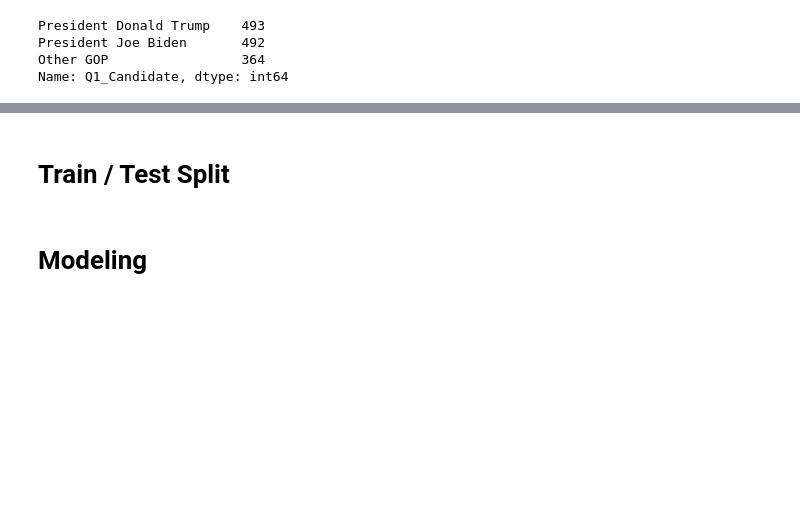
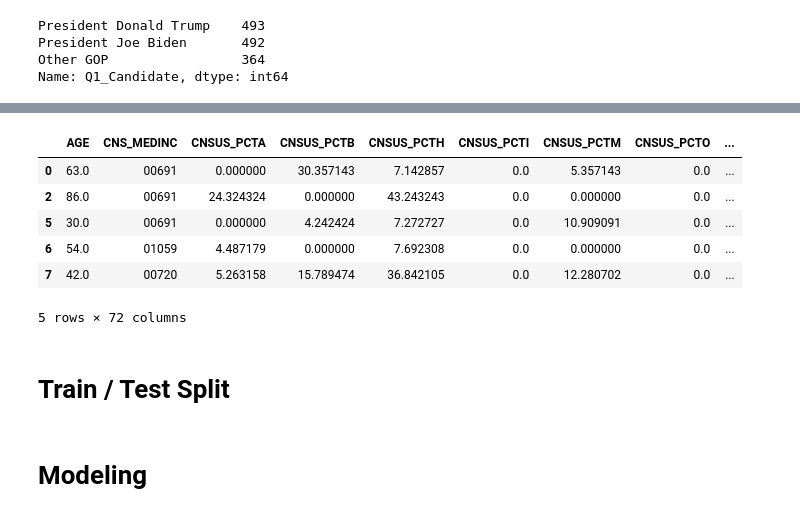
Before and after one commit to parkermoe/milestone2_MADS, a Jupyter notebook: Model_Candidate_Rev2_Amanda.ipynb, the cells around one changed output, grey strips where cells are left out. Saved outputs shown, nothing was run; the diff lists cells and outputs as text; code cells hidden in the pictures; blank space fills up the shorter version.

```diff
--- a/Model_Candidate_Rev2_Amanda.ipynb
+++ b/Model_Candidate_Rev2_Amanda.ipynb
@@ -402,3 +442,13 @@ surveydata = surveydata[columns_to_use]
+# %%
+surveydata.head()
+# %% [output]
+|  | AGE | CNS_MEDINC | CNSUS_PCTA | CNSUS_PCTB | CNSUS_PCTH | CNSUS_PCTI | CNSUS_PCTM | CNSUS_PCTO | ... |
+| 0 | 63.0 | 00691 | 0.000000 | 30.357143 | 7.142857 | 0.0 | 5.357143 | 0.0 | ... |
+| 2 | 86.0 | 00691 | 24.324324 | 0.000000 | 43.243243 | 0.0 | 0.000000 | 0.0 | ... |
+| 5 | 30.0 | 00691 | 0.000000 | 4.242424 | 7.272727 | 0.0 | 10.909091 | 0.0 | ... |
+| 6 | 54.0 | 01059 | 4.487179 | 0.000000 | 7.692308 | 0.0 | 0.000000 | 0.0 | ... |
+| 7 | 42.0 | 00720 | 5.263158 | 15.789474 | 36.842105 | 0.0 | 12.280702 | 0.0 | ... |
+5 rows × 72 columns
 # %%
 
 surveydata['CNS_MEDINC'] = surveydata['CNS_MEDINC'].astype(float)
```
Also changed, not shown: parts of 14 cells of this notebook, 1 other file.
